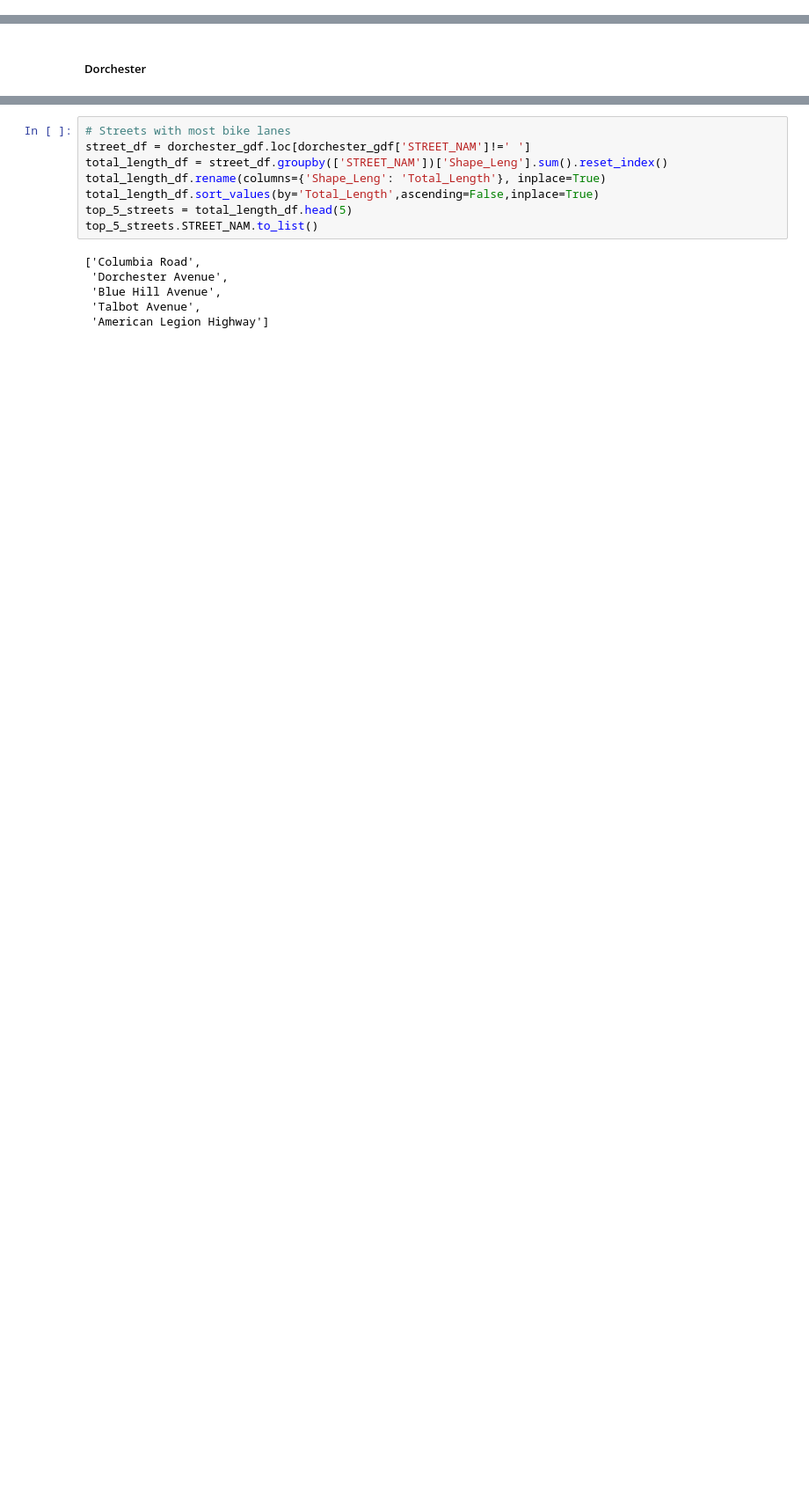
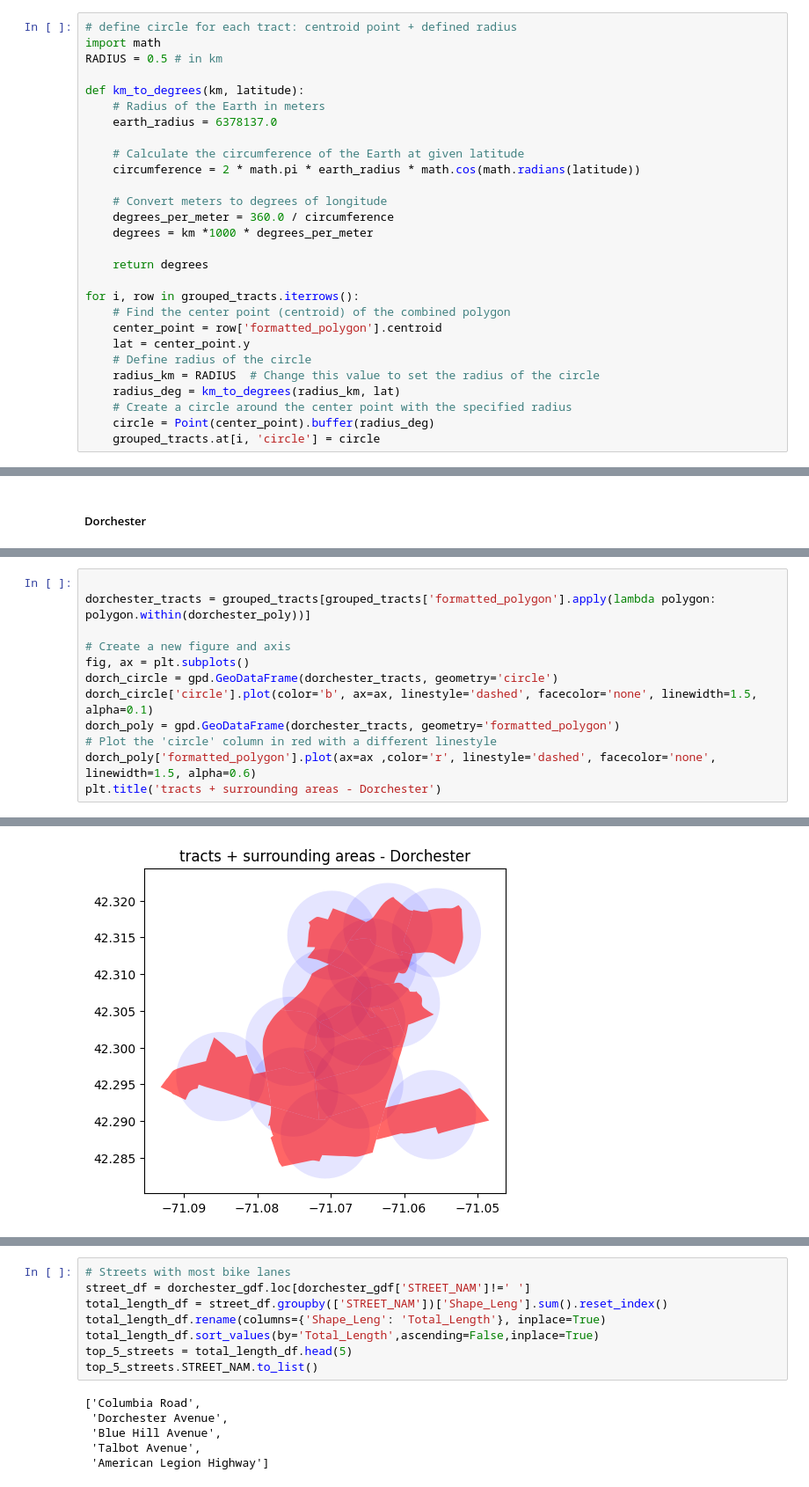
Before and after one commit to BU-Spark/ds-livable-streets-infra, a Jupyter notebook: fa23-team/analysis/bike_lanes.ipynb, the cells around one changed output, grey strips where cells are left out. Shown: that part at 88% size. Saved outputs shown, nothing was run; the diff lists cells and outputs as text; blank space fills up the shorter version.

```diff
--- a/fa23-team/analysis/bike_lanes.ipynb
+++ b/fa23-team/analysis/bike_lanes.ipynb
@@ -17,0 +76,28 @@ bike_lanes['year'] = pd.to_numeric(bike_lanes['InstallDat'], errors = 'coerce').
+# %%
+# define circle for each tract: centroid point + defined radius
+import math
+RADIUS = 0.5 # in km
+
+def km_to_degrees(km, latitude):
+    # Radius of the Earth in meters
+    earth_radius = 6378137.0
+
+    # Calculate the circumference of the Earth at given latitude
+    circumference = 2 * math.pi * earth_radius * math.cos(math.radians(latitude))
+
+    # Convert meters to degrees of longitude
+    degrees_per_meter = 360.0 / circumference
+    degrees = km *1000 * degrees_per_meter
+
+    return degrees
+
+for i, row in grouped_tracts.iterrows():
+    # Find the center point (centroid) of the combined polygon
+    center_point = row['formatted_polygon'].centroid
+    lat = center_point.y
+    # Define radius of the circle
+    radius_km = RADIUS  # Change this value to set the radius of the circle
+    radius_deg = km_to_degrees(radius_km, lat)
+    # Create a circle around the center point with the specified radius
+    circle = Point(center_point).buffer(radius_deg)
+    grouped_tracts.at[i, 'circle'] = circle
@@ -50,0 +148,13 @@ dorchester_gdf = bike_lanes[bike_lanes.geometry.within(dorchester_poly)]
+# %%
+
+dorchester_tracts = grouped_tracts[grouped_tracts['formatted_polygon'].apply(lambda polygon: polygon.within(dorchester_poly))]
+
+# Create a new figure and axis
+fig, ax = plt.subplots()
+dorch_circle = gpd.GeoDataFrame(dorchester_tracts, geometry='circle')
+dorch_circle['circle'].plot(color='b', ax=ax, linestyle='dashed', facecolor='none', linewidth=1.5, alpha=0.1)
+dorch_poly = gpd.GeoDataFrame(dorchester_tracts, geometry='formatted_polygon')
+# Plot the 'circle' column in red with a different linestyle
+dorch_poly['formatted_polygon'].plot(ax=ax ,color='r', linestyle='dashed', facecolor='none', linewidth=1.5, alpha=0.6)
+plt.title('tracts + surrounding areas - Dorchester')
+# %% [output]
@@ -50,0 +162 @@ dorchester_gdf = bike_lanes[bike_lanes.geometry.within(dorchester_poly)]
+[figure, added]
```
Also changed, not shown: parts of 10 cells of this notebook.
